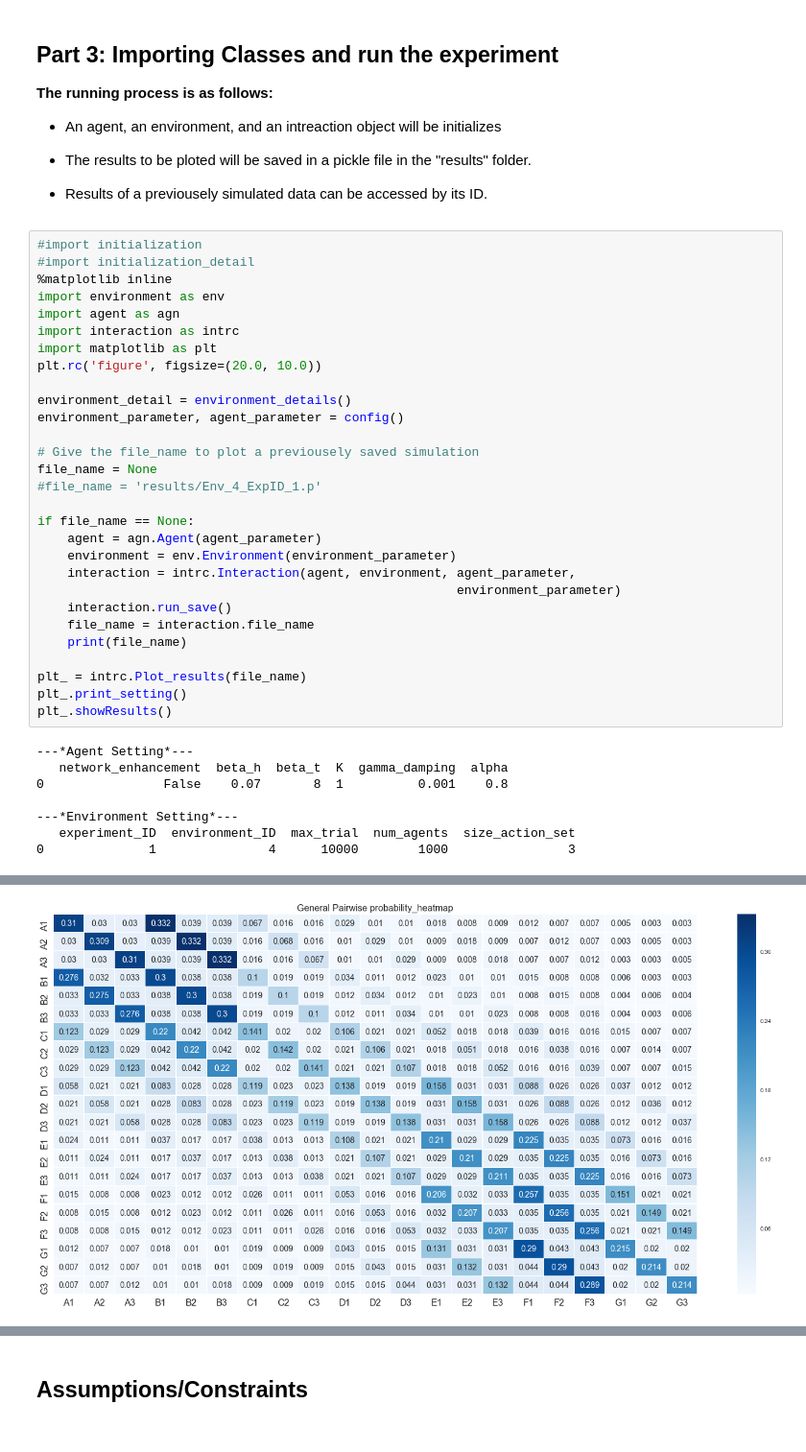
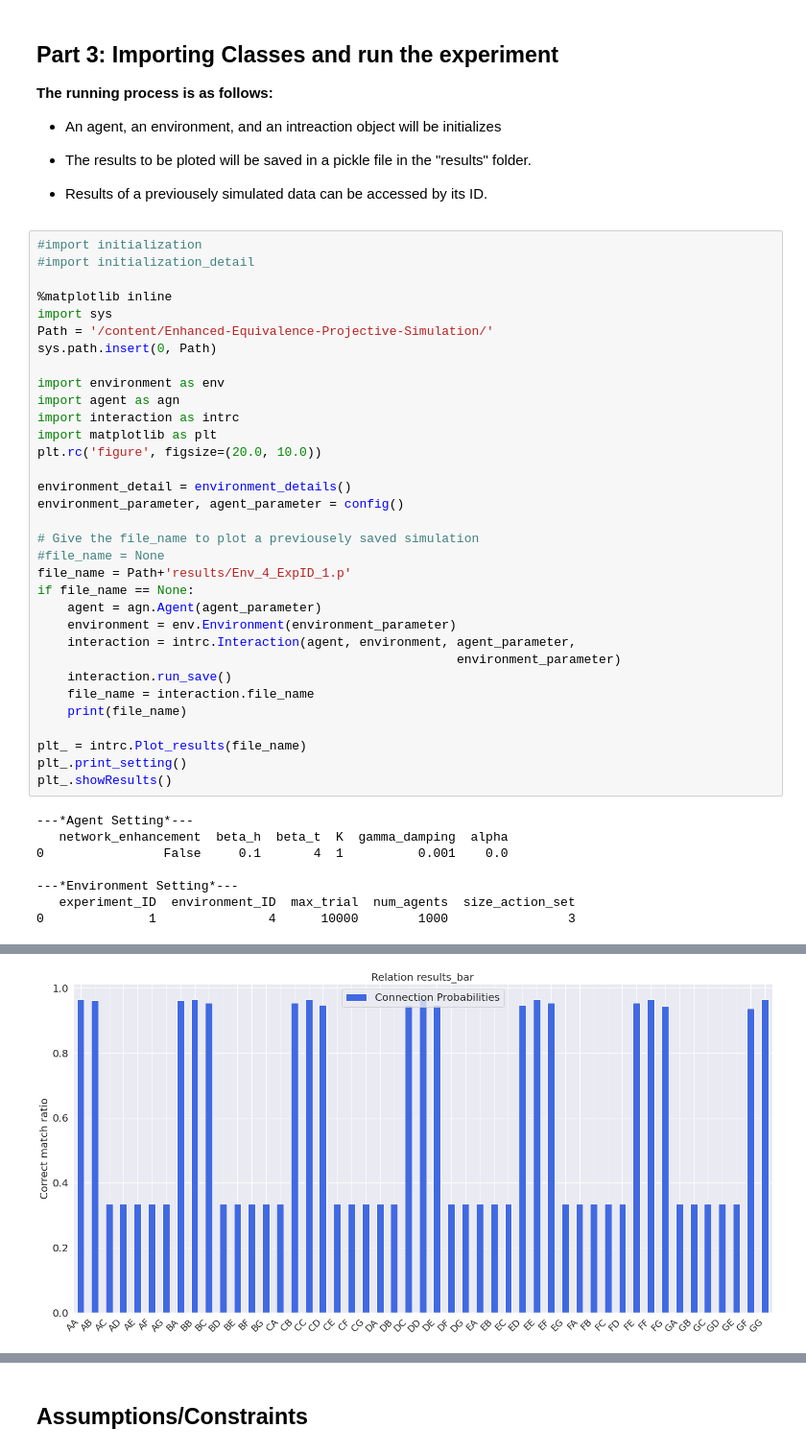
Before and after one commit to Asieh-A-Mofrad/Enhanced-Equivalence-Projective-Simulation, a Jupyter notebook: notebook.ipynb, the cells around one changed output, grey strips where cells are left out. Shown: that part at 96% size. Drawn from its saved outputs; the diff is of its cells as text.

```diff
--- a/notebook.ipynb
+++ b/notebook.ipynb
@@ -299,7 +299,12 @@ def config():
 # %%
 #import initialization
 #import initialization_detail
+
 %matplotlib inline
+import sys
+Path = '/content/Enhanced-Equivalence-Projective-Simulation/'
+sys.path.insert(0, Path)
+
 import environment as env
 import agent as agn
 import interaction as intrc
@@ -310,9 +315,8 @@ environment_detail = environment_details()
 environment_parameter, agent_parameter = config()
 
 # Give the file_name to plot a previousely saved simulation
-file_name = None
-#file_name = 'results/Env_4_ExpID_1.p'
-
+#file_name = None
+file_name = Path+'results/Env_4_ExpID_1.p'
 if file_name == None:
     agent = agn.Agent(agent_parameter)
     environment = env.Environment(environment_parameter)
@@ -328,7 +332,7 @@ plt_.showResults()
 # %% [output]
 ---*Agent Setting*---
    network_enhancement  beta_h  beta_t  K  gamma_damping  alpha
-0                False    0.07       8  1          0.001    0.8
+0                False     0.1       4  1          0.001    0.0
 
 ---*Environment Setting*---
    experiment_ID  environment_ID  max_trial  num_agents  size_action_set
@@ -339 +343 @@ plt_.showResults()
-[figure, old version]
+[figure, new version]
```
Also changed, not shown: parts of 1 cell of this notebook.
